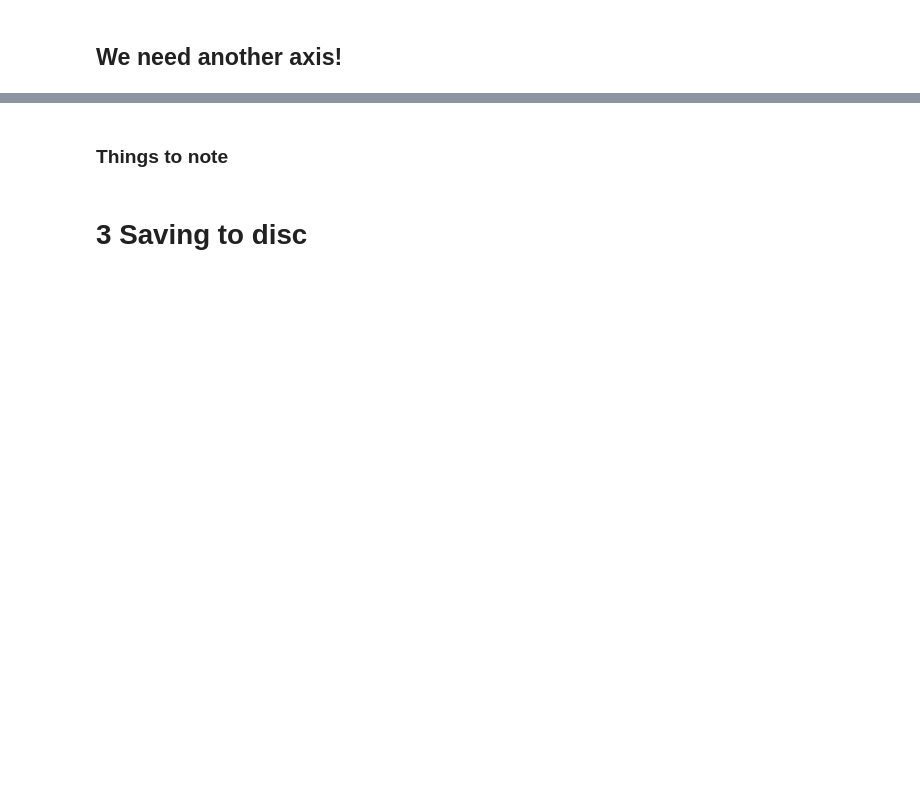
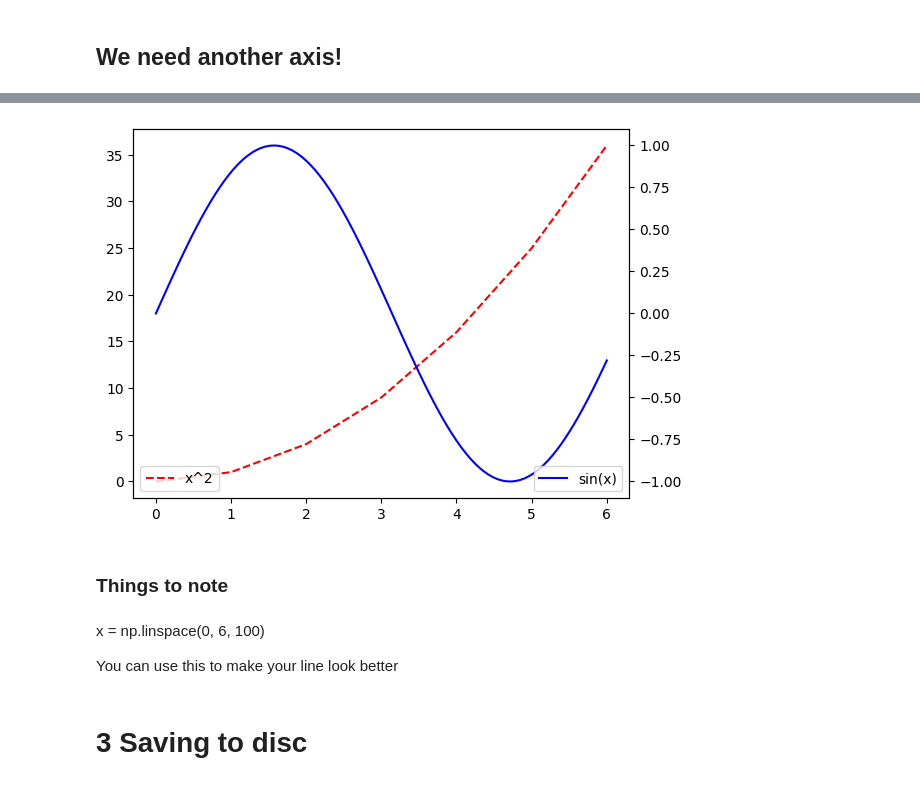
Before and after one commit to SPS-SP2273/learning-portfolio-b0t-viper, a Jupyter notebook: plotting/plotting_(need).ipynb, the cells around one changed output, grey strips where cells are left out. Saved outputs shown, nothing was run; the diff lists cells and outputs as text; code cells hidden in the pictures; blank space fills up the shorter version.

```diff
--- a/plotting/plotting_(need).ipynb
+++ b/plotting/plotting_(need).ipynb
@@ -127,2 +184,23 @@ plt.legend(loc='upper left')
+# %%
+import numpy as np
+import matplotlib.pyplot as plt
+
+x = np.array([0, 1, 2, 3, 4, 5, 6])
+x2 = x**2
+sin_x = np.sin(x)
+
+x_dense = np.linspace(0, 6, 100)  # Generate 100 evenly spaced points from 0 to 6
+sin_x_dense = np.sin(x_dense)
+
+plt.plot(x, x2, label='x^2', color='red', linestyle='dashed')
+plt.legend(loc='lower left')  # For y-axis 1
+
+plt.twinx()  # This creates a new y-axis for the plots that come after
+plt.plot(x_dense, sin_x_dense, label='sin(x)', color='blue')
+plt.legend(loc='lower right')  # For y-axis 2
+
+plt.show() # lecturer mentioned this is optional
+# %% [output]
+[figure, added]
 # %% [markdown]
 ### Things to note
@@ -132,2 +207,6 @@ plt.legend(loc='upper left')
+# %% [markdown]
+x = np.linspace(0, 6, 100)
+
+You can use this to make your line look better
 # %% [markdown]
 # 3 Saving to disc
```
Also changed, not shown: parts of 18 cells of this notebook, 2 other files.
